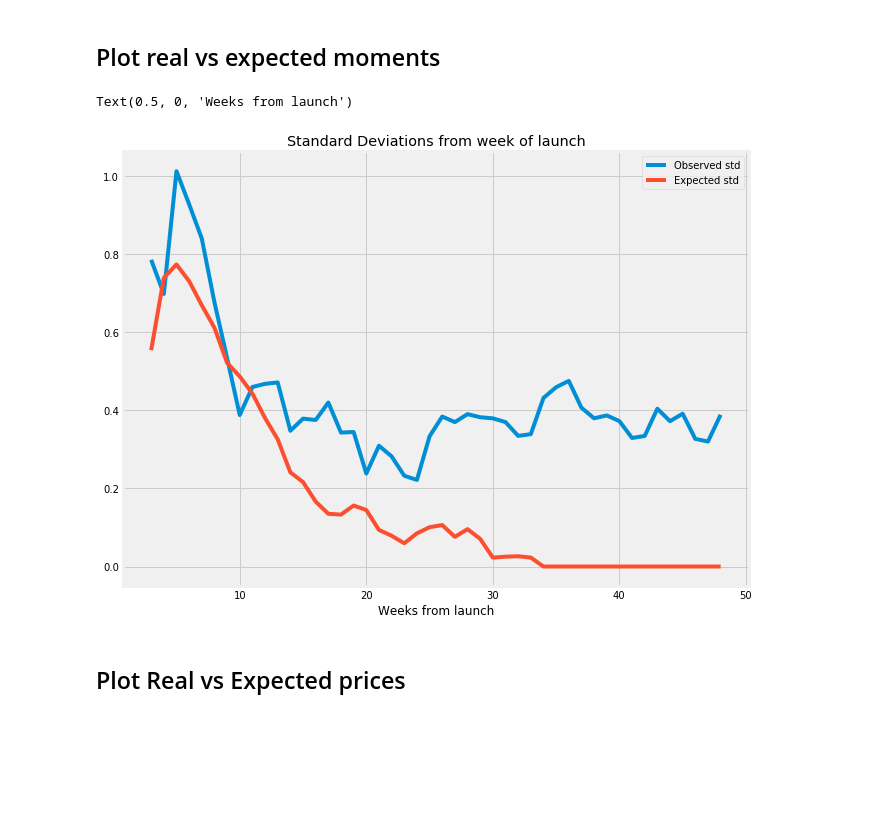
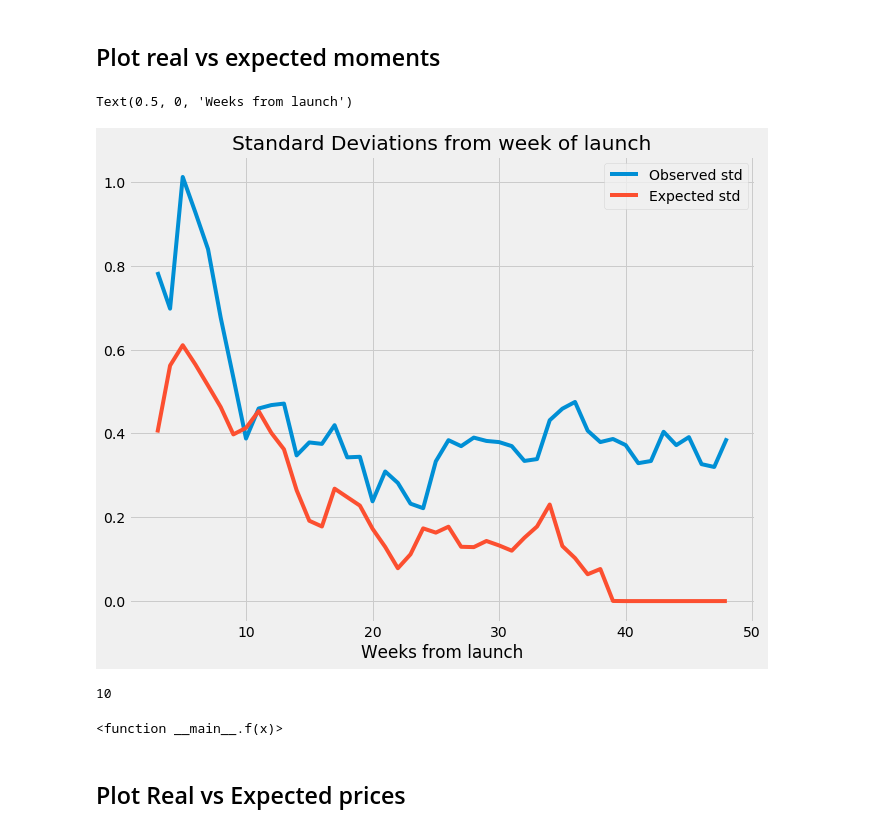
Before and after one commit to cdagnino/LearningModels, a Jupyter notebook: Notebooks/estimation/interpret_deep_parameter_results.ipynb, the cells around one changed output. Saved outputs shown, nothing was run; the diff lists cells and outputs as text; code cells hidden in the pictures; blank space fills up the shorter version.

```diff
--- a/Notebooks/estimation/interpret_deep_parameter_results.ipynb
+++ b/Notebooks/estimation/interpret_deep_parameter_results.ipynb
@@ -64,7 +83,8 @@ prior_shocks = src.gen_prior_shocks(Nfirms, σerror=0)
 
 #Obtained results
 #Old: θ = np.array([-0.53, -0.26,  0.52, -0.34])
-θ = np.array([-3.98, -0.29,  1.05, -0.17])
+#θ = np.array([-3.98, -0.29,  1.05, -0.17])
+θ = np.array([-3.86, -4.4,   1.05,  0.1 ]) #for delta = 0.95
 H = np.e**((θ[0] + θ[1]*xs + prior_shocks))
 Eβ = -np.e**(θ[2] + θ[3]*xs + prior_shocks)
 
@@ -122,5 +142,5 @@ Text(0.5, 1.0, 'Eβ')
 # %%
-θ = [-3.84, -2.98,  0.85,  0.55] #delta 0.99. Convergió
+#θ = [-3.84, -2.98,  0.85,  0.55] #delta 0.99. Convergió
 #θ = np.array([-3.98, -0.29,  1.05, -0.17])  #esta está ok
 H = np.e**((θ[0] + θ[1]*xs + prior_shocks))
 Eβ = -np.e**(θ[2] + θ[3]*xs + prior_shocks)
@@ -204,27 +224,69 @@ Done with plot 3
 # %% [markdown]
 ## Plot real vs expected moments
 # %%
+src.const.γ = 0.8
+src.const.beta_shock_std = 0.3
+src.const.taste_shock_std = 0.7
+
+def generate_betas_inertia(time_periods: int) -> np.ndarray:
+    """
+    Generate an array of beta_inertia values for t time periods
+    """
+    betas = np.empty(time_periods)
+    taste_shocks = np.random.normal(loc=0, scale=src.const.taste_shock_std, size=time_periods)
+
+    b0 = np.clip(np.random.normal(loc=src.const.mature_beta, scale=src.const.beta_shock_std), -np.inf, -1.05)
+    betas[0] = b0
+    old_beta = b0
+    for t in range(1, time_periods):
+        new_beta = np.clip(src.const.γ * old_beta + taste_shocks[t], -np.inf, -1.05)
+        betas[t] = new_beta
+        old_beta = new_beta
+
+    return betas
+
+df["betas_inertia"] = 0.
+for firm in df.firm.unique():
+    mask: pd.Series = (df.firm == firm)
+    t = mask.sum()
+    df.loc[mask, "betas_inertia"] = generate_betas_inertia(t)
+
+
 #optθ = [-0.53, -0.29,  0.62,  0.45]
-optθ = np.array([-3.98, -0.29,  1.05, -0.17])
+#optθ = np.array([-3.98, -0.29,  1.05, -0.17])
+optθ = θ
 lambdas0 = src.from_theta_to_lambda_for_all_firms(optθ, xs, prior_shocks)
 
 mean_std_observed_prices_clean, mean_std_expected_prices = src.get_intersection_of_observed_and_expected_prices(
              mean_std_observed_prices, df, policyF, lambdas0, 3)
 
 
 
 fig, ax1 = plt.subplots(1, 1, figsize=(10, 8))
 ind_t = mean_std_expected_prices.index
 ax1.plot(ind_t, mean_std_observed_prices_clean, label="Observed std")
 ax1.plot(ind_t, mean_std_expected_prices, label="Expected std")
 ax1.legend()
 ax1.set_title("Standard Deviations from week of launch")
 ax1.set_xlabel("Weeks from launch")
 #ax2.plot(mean_std_observed_prices.index, mean_std_observed_prices, label="Original observed std")
 #ax2.legend()
 # %% [output]
 Text(0.5, 0, 'Weeks from launch')
-[figure, old version]
+[figure, new version]
+# %%
+from __future__ import print_function
+from ipywidgets import interact, interactive, fixed, interact_manual
+import ipywidgets as widgets
+
+def f(x):
+    return x
+
+
+interact(f, x=10)
+# %% [output]
+10
+<function __main__.f(x)>
 # %% [markdown]
 ## Plot Real vs Expected prices
 # %%
```
Also changed, not shown: parts of 10 cells of this notebook.
